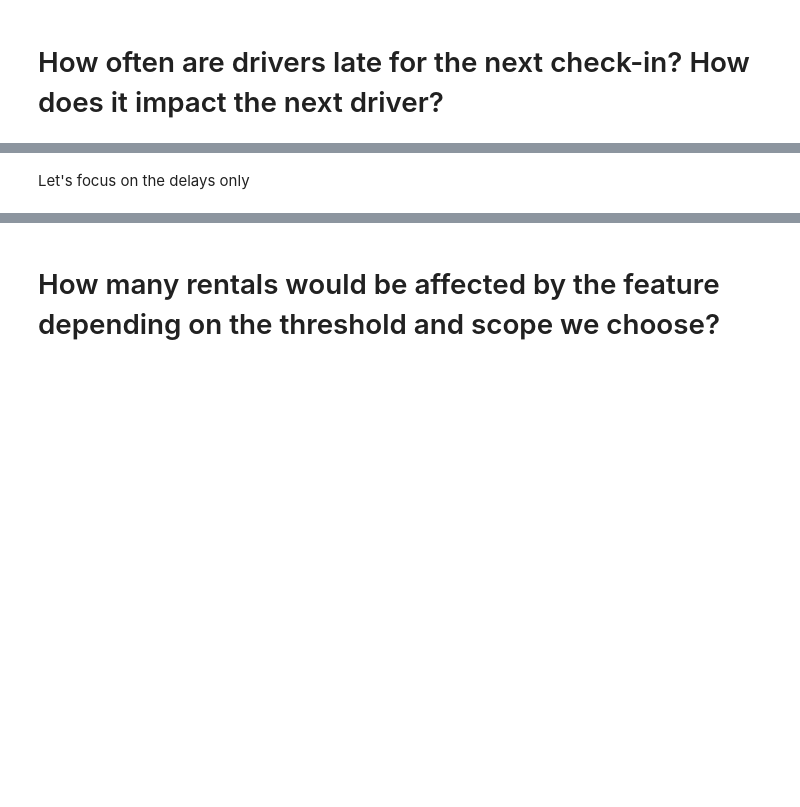
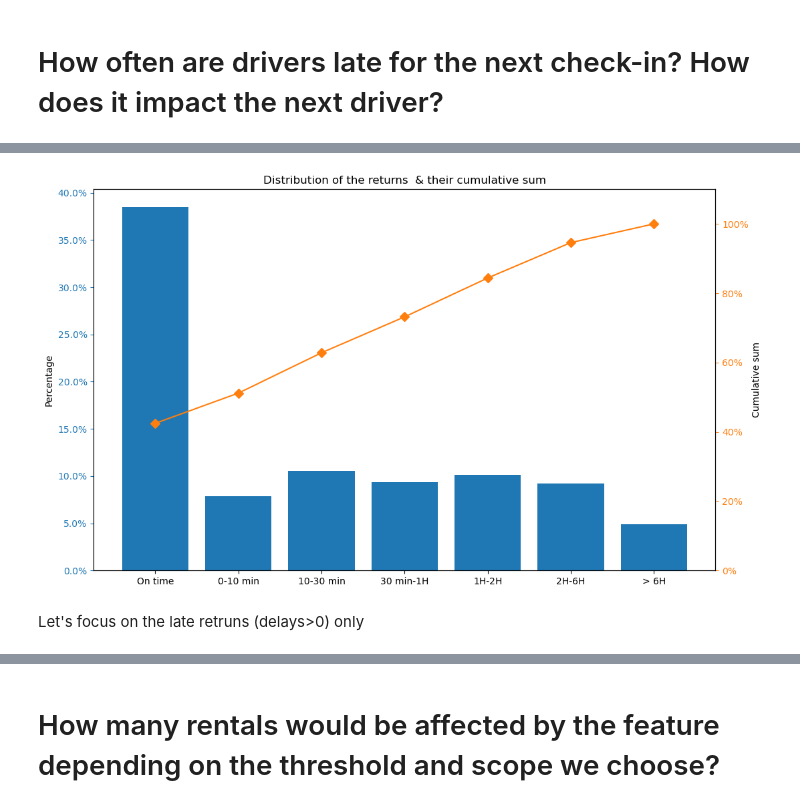
Before and after one commit to 40tude/02_Data-Science_Fullstack_march_2024, a Jupyter notebook: 08_deployment/99_Project_getaround/02_getarround.ipynb, the cells around one changed output, grey strips where cells are left out. Cells and saved outputs as stored; diff of their text form; code cells hidden in the pictures; blank space fills up the shorter version.

```diff
--- a/08_deployment/99_Project_getaround/02_getarround.ipynb
+++ b/08_deployment/99_Project_getaround/02_getarround.ipynb
@@ -467,0 +522,4 @@ We focus on ended returns (the ones which are not canceled)
+# %%
+df_tmp = df[df['state']=="ended"]
+display(df_tmp.sample(10))
+len(df_tmp)
@@ -469,15 +540,17 @@ We focus on ended returns (the ones which are not canceled)
 labels_in_order = ['On time', '0-10 min', '10-30 min', '30 min-1H', '1H-2H', '2H-6H', '> 6H']
 
 categories = pd.cut(
-    df['delay_at_checkout_in_minutes'],
+    df_tmp['delay_at_checkout_in_minutes'],
     bins=[-float('inf'), 0, 10, 30, 60, 120, 360, float('inf')],
     labels = labels_in_order
 )
 
-df['cat_delay'] = categories
-# df.sample(20)
+# df_tmp is a view NOT a copy this is why the line below generate a warning
+# df_tmp['cat_delay'] = categories
+df_tmp.loc[:, 'cat_delay'] = categories
+display(df_tmp.sample(10))
 
 print(f"Returns :")
-print(f"No info      {round(df['delay_at_checkout_in_minutes'].isna().sum()/len(df)*100, 2)}")
-print(round(df['cat_delay'].value_counts()/len(df)*100, 2))
+print(f"No info      {round(df_tmp['delay_at_checkout_in_minutes'].isna().sum()/len(df_tmp)*100, 2)}")
+print(round(df_tmp['cat_delay'].value_counts()/len(df_tmp)*100, 2))
 # %% [output]
@@ -495,8 +584,8 @@ Name: count, dtype: float64
 # %%
-df_tmp = pd.DataFrame(round(df['cat_delay'].value_counts()/len(df)*100, 2)).reset_index()
-df_tmp.columns = ['cat_delay', 'delay_%']
+df_tmp2 = pd.DataFrame(round(df_tmp['cat_delay'].value_counts()/len(df_tmp)*100, 2)).reset_index()
+df_tmp2.columns = ['cat_delay', 'delay_%']
 
-df_tmp['cat_delay'] = pd.Categorical(df_tmp['cat_delay'], categories=labels_in_order, ordered=True)
-df_tmp.sort_values('cat_delay', inplace=True)
-df_tmp.set_index('cat_delay', inplace=True)
-print(df_tmp)
+df_tmp2['cat_delay'] = pd.Categorical(df_tmp2['cat_delay'], categories=labels_in_order, ordered=True)
+df_tmp2.sort_values('cat_delay', inplace=True)
+df_tmp2.set_index('cat_delay', inplace=True)
+print(df_tmp2)
@@ -503,23 +602,25 @@ print(df_tmp)
 # %%
-df_tmp["cum_percent"] = df_tmp["delay_%"].cumsum()/df_tmp["delay_%"].sum()*100
+df_tmp2["cum_percent"] = df_tmp2["delay_%"].cumsum()/df_tmp2["delay_%"].sum()*100
 
 fig, ax = plt.subplots(figsize=(k_Width,k_Height))
-ax.bar(df_tmp.index, df_tmp["delay_%"], color="C0")
+ax.bar(df_tmp2.index, df_tmp2["delay_%"], color="C0")
 ax.yaxis.set_major_formatter(PercentFormatter())
 ax.set_ylabel('Percentage')
 ax.tick_params(axis="y", colors="C0")
-ax.set_title("Distribution of known delays & their cumulative sum")
+ax.set_title("Distribution of the returns  & their cumulative sum")
 
 ax2 = ax.twinx()
-ax2.plot(df_tmp.index, df_tmp["cum_percent"], color="C1", marker="D", ms=7)
+ax2.plot(df_tmp2.index, df_tmp2["cum_percent"], color="C1", marker="D", ms=7)
 ax2.yaxis.set_major_formatter(PercentFormatter())
 ax2.set_ylabel('Cumulative sum')
 ax2.set(ylim=(0, 110))
 ax2.tick_params(axis="y", colors="C1")
 
 plt.show()
+# %% [output]
+[figure, added]
 # %% [markdown]
-Let's focus on the delays only
+Let's focus on the late retruns (delays>0) only
 # %%
 labels_in_order = ['0-10 min', '10-30 min', '30 min-1H', '1H-2H', '2H-6H', '> 6H']
 
```
Also changed, not shown: parts of 22 cells of this notebook, 1 other file.
